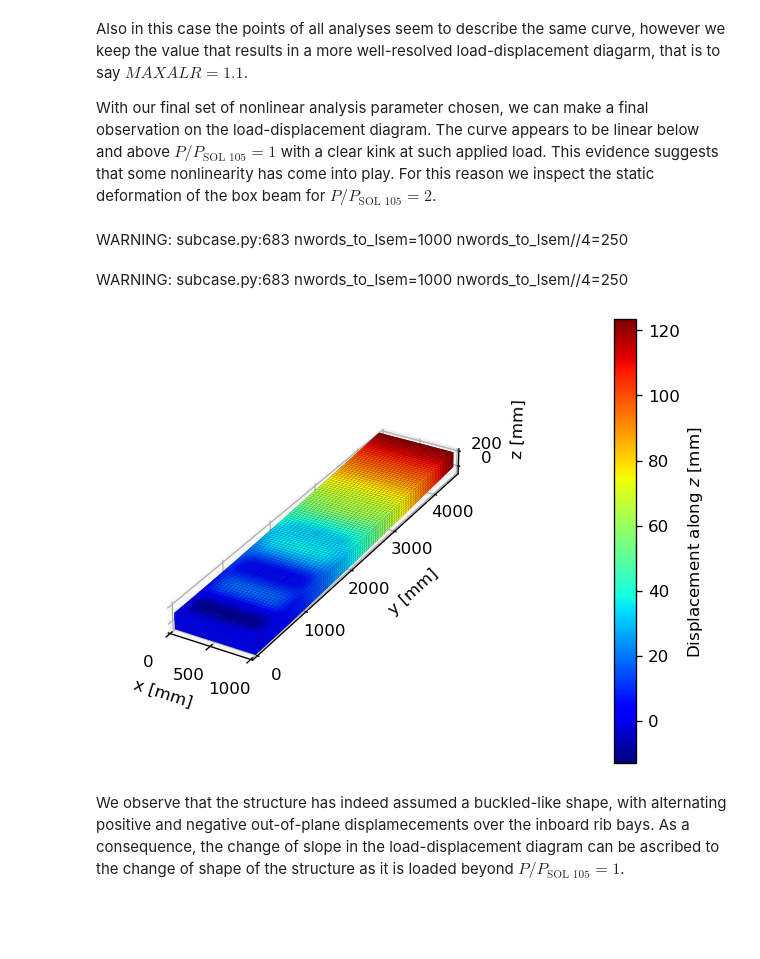
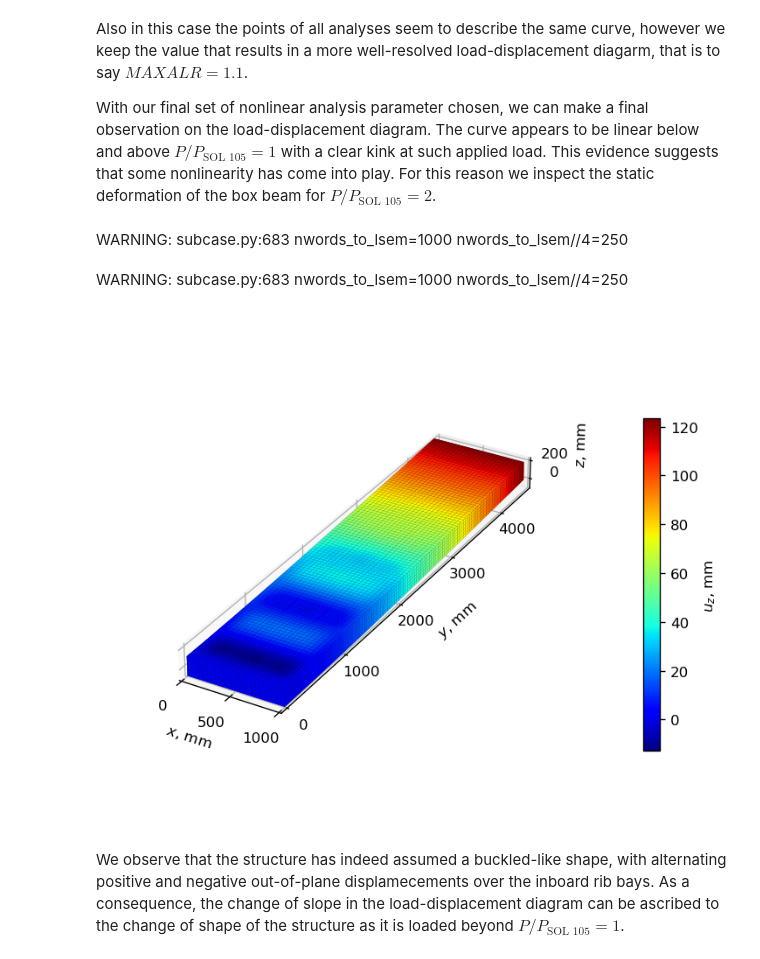
Before and after one commit to fmamitrotta/nonlinear-structural-stability-notebooks, a Jupyter notebook: notebooks/12_Nonlinear_Buckling_Analysis_of_a_Box_Beam_Reinforced_with_Ribs_and_Stiffeners.ipynb, the cells around one changed output. Drawn from its saved outputs; the diff is of its cells as text; code cells hidden in the pictures; blank space fills up the shorter version.

```diff
--- a/notebooks/12_Nonlinear_Buckling_Analysis_of_a_Box_Beam_Reinforced_with_Ribs_and_Stiffeners.ipynb
+++ b/notebooks/12_Nonlinear_Buckling_Analysis_of_a_Box_Beam_Reinforced_with_Ribs_and_Stiffeners.ipynb
@@ -159,13 +162,16 @@ from resources import pynastran_utils
 def apply_tip_concentrated_load(bdf_input, force_id):
     # Add master node at the center of the tip section
     master_node_id = len(bdf_input.nodes) + 1
-    bdf_input.add_grid(master_node_id, [w/2, b, 0.])
+    bdf_input.add_grid(master_node_id, [w/2, l, 0.])
     # Find id of the nodes on the edge of the tip rib
     tolerance = t/10  # we define a geometric tolerance to find the nodes on the edge of the tip rib equal to 1/10 of the cross-sectional thickness
-    tip_edge_nodes_ids = [nid for nid in bdf_input.nodes if (np.abs(bdf_input.nodes[nid].xyz[1] - b) < tolerance) & (np.abs((bdf_input.nodes[nid].xyz[0]) < tolerance) | (np.abs(bdf_input.nodes[nid].xyz[0] - w) < tolerance) | (np.abs(bdf_input.nodes[nid].xyz[2] - h/2) < tolerance) | (np.abs(bdf_input.nodes[nid].xyz[2] + h/2) < tolerance))]
+    tip_edge_nodes_ids = [nid for nid in bdf_input.nodes if (np.abs(bdf_input.nodes[nid].xyz[1] - l) < tolerance) &
+                          (np.abs((bdf_input.nodes[nid].xyz[0]) < tolerance) | (np.abs(bdf_input.nodes[nid].xyz[0] - w) < tolerance) |
+                           (np.abs(bdf_input.nodes[nid].xyz[2] - h/2) < tolerance) | (np.abs(bdf_input.nodes[nid].xyz[2] + h/2) < tolerance))]
     # Add RBE3 to connect master node with edge nodes of tip rib
     rbe3_eid = len(bdf_input.elements) + 1
-    bdf_input.add_rbe3(eid=rbe3_eid, refgrid=master_node_id, refc='123456', weights=[1.]*len(tip_edge_nodes_ids), comps=['123456']*len(tip_edge_nodes_ids), Gijs=tip_edge_nodes_ids)
+    bdf_input.add_rbe3(eid=rbe3_eid, refgrid=master_node_id, refc='123456', weights=[1.]*len(tip_edge_nodes_ids),
+                       comps=['123456']*len(tip_edge_nodes_ids), Gijs=tip_edge_nodes_ids)
     # Add concentrated force
     force_direction = [0., 0., 1.]
     pynastran_utils.add_unitary_force(bdf_object=bdf_input, nodes_ids=[master_node_id], set_id=force_id, direction_vector=force_direction)
@@ -179,9 +185,9 @@ def apply_tip_concentrated_load(bdf_input, force_id):
 Analogously to our previous investigations on the [unreinforced box beam](04_Nonlinear_Buckling_Analysis_of_a_Box_Beam.ipynb#mesh-convergence) and on the [box beam reinforced with ribs](08_Nonlinear_Buckling_Analysis_of_a_Box_Beam_Reinforced_with_Ribs.ipynb#mesh-convergence), we need perform a mesh convergence study to establish an appropriate mesh size for our analyses. For this reason, we define 10 different linear sizes for the shell elements, evenly spaced on a log scale between the height of the box beam and four times the thickness of the shell elements, and we monitor how the critical buckling load changes.
 # %%
 # Define shell elements' edge lengths to be used for the mesh convergence study and print them to screen
-edge_lengths = np.geomspace(h, t*4, 10) # [mm]
+shell_element_lengths = np.geomspace(h, t*4, 10) # [mm]
 print('Prescribed edge length of shell elements for mesh convergence study [mm]:')
-print(edge_lengths)
+print(shell_element_lengths)
 # %% [output]
 Prescribed edge length of shell elements for mesh convergence study [mm]:
 [200. 151. 114.  86.  65.  49.  37.  28.  21.  16.]
@@ -277,9 +292,9 @@ plt.show()
 We see that the buckling load decreases almost completely monotonically to a value just below 8500 N, except for a small wiggle across the finest meshes. This may be related to the discretization of the stiffeners, which given their geometry are the ones most likely to produce numerical oddities as the size of the shell elements change. However, the buckling shape does not appear to change much and the displacements involve mainly the central rib-stiffener bays, as it would be expected. We define the mesh to be converged when the percentage difference of the buckling loads falls permanently below 2%.
 # %%
 converged_mesh_index = np.where(np.abs(percentage_diff) < 2)[0][1] + 1  # find index of the edge length array corresponding to where the percentage difference is permanently below 2
-converged_edge_length = edge_lengths[converged_mesh_index]  # store shell length of converged mesh
+converged_element_length = shell_element_lengths[converged_mesh_index]  # store shell length of converged mesh
 sol_105_buckling_load = linear_buckling_loads[converged_mesh_index]  # store buckling load of converged mesh
-print(f'The mesh is converged for a prescribed shell element length of {converged_edge_length:.0f} mm, corresponidng to {no_elements[converged_mesh_index]} elements, {dofs[converged_mesh_index]:.0f} degrees of freedom and to a linear buckling load of {sol_105_buckling_load:.0f} N.')
+print(f'The mesh is converged for a prescribed shell element length of {converged_element_length:.0f} mm, corresponidng to {no_elements[converged_mesh_index]} elements, {dofs[converged_mesh_index]:.0f} degrees of freedom and to a linear buckling load of {sol_105_buckling_load:.0f} N.')
 # %% [output]
 The mesh is converged for a prescribed shell element length of 49 mm, corresponidng to 8784 elements, 50274 degrees of freedom and to a linear buckling load of 8424 N.
 # %% [markdown]
@@ -293,10 +308,13 @@ Now we want to assess the influence of SOL 106's nonlinear analysis parameters o
 
 To perform our investigation we create a base bdf input of the box beam using the shell element length obtained from the mesh convergence study and we set up SOL 106 with the arc-length method.
 # %%
-box_beam_mesh = box_beam_utils.mesh_stiffened_box_beam_with_pyvista(width=w, height=h, ribs_y_coordinates=ribs_y_locations, stiffeners_x_coordinates=stiffeners_x_locations, stiffeners_height=stiffeners_height, edge_length=converged_edge_length)
+box_beam_mesh = box_beam_utils.mesh_stiffened_box_beam_with_pyvista(width=w, height=h, ribs_y_coordinates=ribs_y_locations,
+                                                                    stiffeners_x_coordinates=stiffeners_x_locations,
+                                                                    stiffeners_height=stiffeners_height, element_length=converged_element_length)
 nodes_xyz_array = box_beam_mesh.points
 nodes_connectivity_matrix = box_beam_mesh.faces.reshape(-1, 5)[:, 1:]
-box_beam_bdf = box_beam_utils.create_base_bdf_input(young_modulus=E, poisson_ratio=nu, density=rho, shell_thickness=t, nodes_xyz_array=nodes_xyz_array, nodes_connectivity_matrix=nodes_connectivity_matrix)
+box_beam_bdf = box_beam_utils.create_base_bdf_input(young_modulus=E, poisson_ratio=nu, density=rho, shell_thickness=t,
+                                                    nodes_xyz_array=nodes_xyz_array, nodes_connectivity_matrix=nodes_connectivity_matrix)
 pynastran_utils.set_up_arc_length_method(box_beam_bdf)  # set up SOL 106 with arc-length method using default parameters
 # %% [output]
 subcase=0 already exists...skipping
@@ -587,14 +605,14 @@ With our final set of nonlinear analysis parameter chosen, we can make a final o
 # %%
 input_filename = f'nonlinear_analysis_maxalr_{max_arclength_adjustment_ratios[-1]:.1f}'.replace('.','_')
 op2_filepath = os.path.join(analysis_directory_path, input_filename + '.op2')
 sol_106_op2 = read_op2(op2_filepath, debug=None, load_geometry=True)
-_, ax = pynastran_utils.plot_static_deformation(sol_106_op2, displacement_component='tz')
-set_ticks_and_labels_position(ax)
+_, ax, cbar = pynastran_utils.plot_static_deformation(sol_106_op2, displacement_component='tz')
+adjust_3d_plot(ax, cbar)
 plt.show()
 # %% [output]
 WARNING: subcase.py:683 nwords_to_lsem=1000 nwords_to_lsem//4=250
 WARNING: subcase.py:683 nwords_to_lsem=1000 nwords_to_lsem//4=250
-[figure, old version]
+[figure, new version]
 # %% [markdown]
 We observe that the structure has indeed assumed a buckled-like shape, with alternating positive and negative out-of-plane displamecements over the inboard rib bays. As a consequence, the change of slope in the load-displacement diagram can be ascribed to the change of shape of the structure as it is loaded beyond $P/P_\text{SOL 105}=1$.
 # %% [markdown]
```
Also changed, not shown: parts of 16 cells of this notebook.
